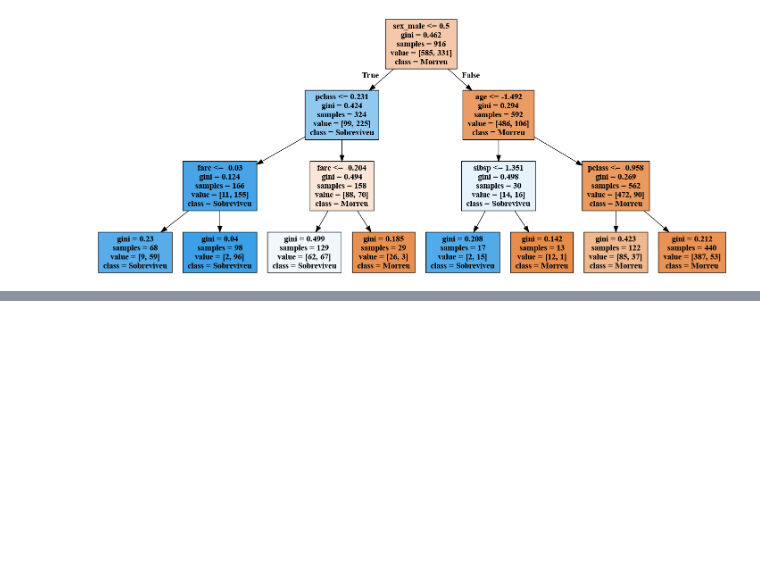
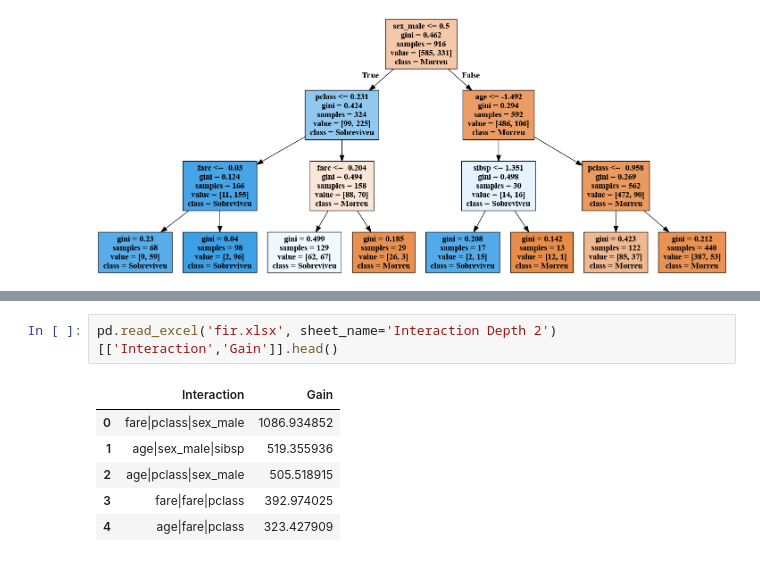
Before and after one commit to LilianeAquino/pratica-livro-matt-harrison, a Jupyter notebook: notebooks/pratica-titanic.ipynb, the cells around one changed output, grey strips where cells are left out. Saved outputs shown, nothing was run; the diff lists cells and outputs as text; blank space fills up the shorter version.

```diff
--- a/notebooks/pratica-titanic.ipynb
+++ b/notebooks/pratica-titanic.ipynb
@@ -608,0 +752,9 @@ Image(g.create_png())
+# %%
+pd.read_excel('fir.xlsx', sheet_name='Interaction Depth 2')[['Interaction','Gain']].head()
+# %% [output]
+|  | Interaction | Gain |
+| 0 | fare|pclass|sex_male | 1086.934852 |
+| 1 | age|sex_male|sibsp | 519.355936 |
+| 2 | age|pclass|sex_male | 505.518915 |
+| 3 | fare|fare|pclass | 392.974025 |
+| 4 | age|fare|pclass | 323.427909 |
```
Also changed, not shown: parts of 18 cells of this notebook, 1 other file.
